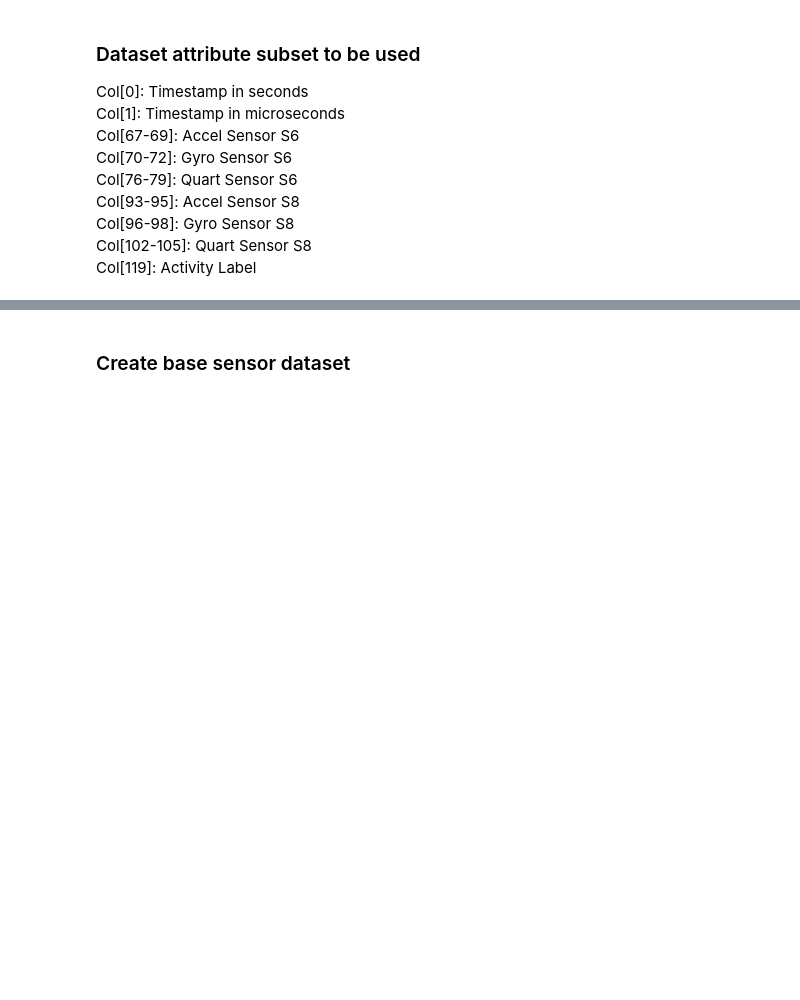
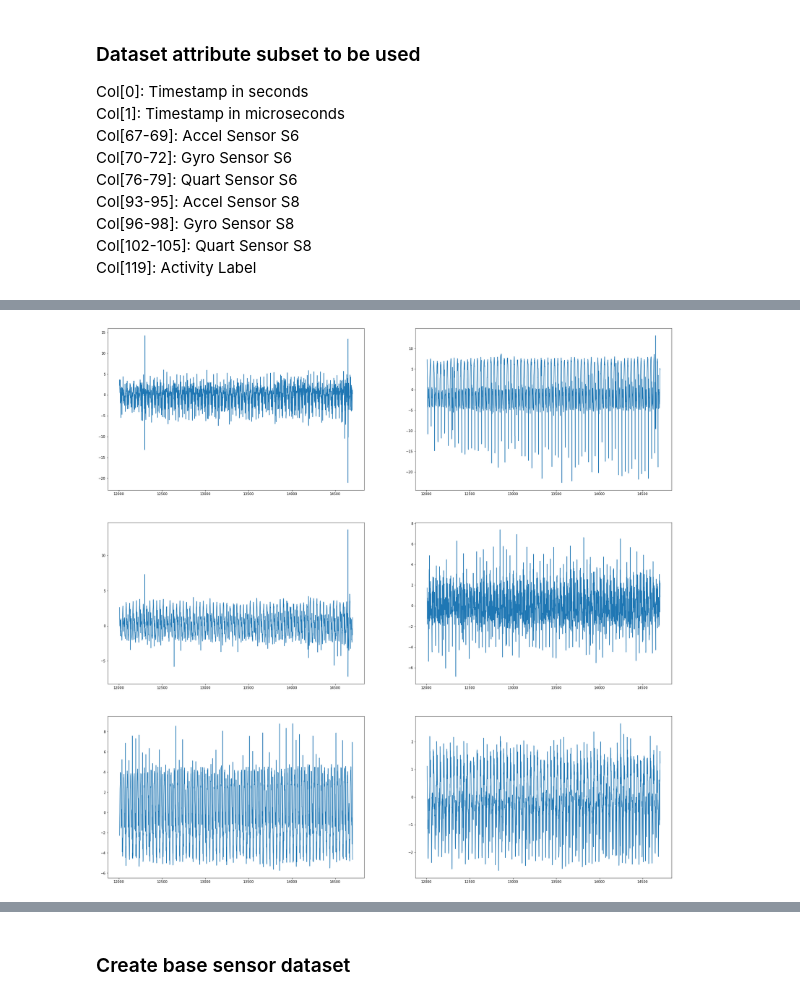
Before and after one commit to raymondng76/PRS-ISSM-2019-09-09-IS1FT-CA3, a Jupyter notebook: code/CA3.ipynb, the cells around one changed output, grey strips where cells are left out. Drawn from its saved outputs; the diff is of its cells as text; code cells hidden in the pictures; blank space fills up the shorter version.

```diff
--- a/code/CA3.ipynb
+++ b/code/CA3.ipynb
@@ -157,0 +181,18 @@ def makeSingleSensorWindowedDataSet(sensor, timestep=50, distance=20):
+# %%
+# plot gyro data for running activity
+plt.figure(figsize=(30,30))
+plt.subplot(321)
+plt.plot(data[2][70])
+plt.subplot(322)
+plt.plot(data[2][71])
+plt.subplot(323)
+plt.plot(data[2][72])
+plt.subplot(324)
+plt.plot(data[2][96])
+plt.subplot(325)
+plt.plot(data[2][97])
+plt.subplot(326)
+plt.plot(data[2][98])
+plt.show()
+# %% [output]
+[figure, added]
```
Also changed, not shown: parts of 25 cells of this notebook.
